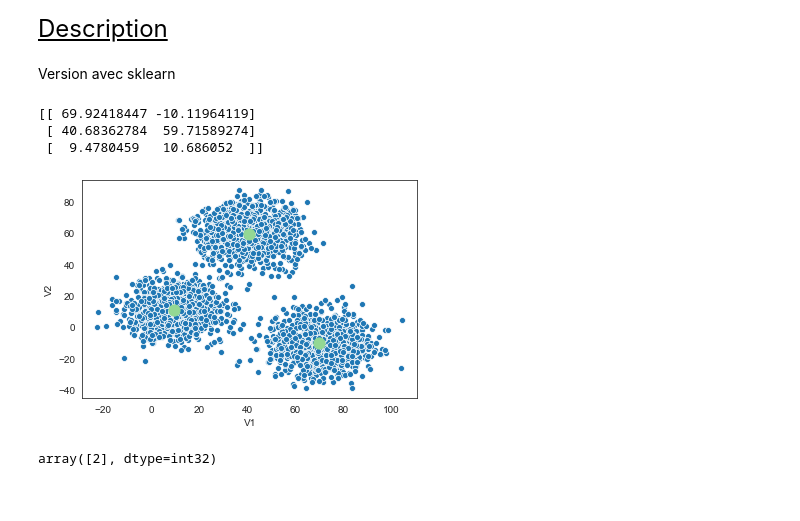
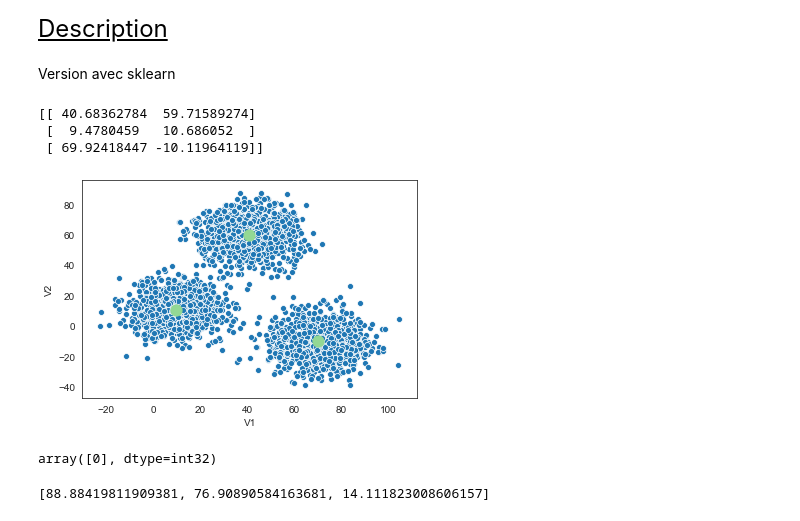
Before and after one commit to cohenlhyver/bgfi_analytics, a Jupyter notebook: BGFi_CB_Python#2_2.ipynb, the cells around one changed output. Cells and saved outputs as stored; diff of their text form; code cells hidden in the pictures.

```diff
--- a/BGFi_CB_Python#2_2.ipynb
+++ b/BGFi_CB_Python#2_2.ipynb
@@ -16,3 +12,5 @@ path_to_file = '/Users/bcl/OneDrive - Positive Thinking Company/LabAnalytics/Car
+# %%
+path_to_file = "https://raw.githubusercontent.com/cohenlhyver/bgfi_analytics/master/Data/kmeans_3blobs.csv"
 # %%
 # --- Import des données
 data = pd.read_csv(path_to_file)
@@ -101,39 +96,40 @@ print(centroids)
 <font size="5"><u>Description</u></font><br /><br />
 Version avec sklearn<br />
 # %%
-from sklearn.cluster import KMeans
+from sklearn.cluster import KMeans  # scikit learn
 import pandas as pd
 import matplotlib.pyplot as plt
 import seaborn as sns
 
-#colors = sns.cubehelix_palette(6)
-#sns.set_style('white')
-#sns.despine(offset=10, trim=True)
+colors = sns.cubehelix_palette(6)
+sns.set_style('white')
+sns.despine(offset=10, trim=True)
 
 data = pd.read_csv(path_to_file)
 X = data.values
 
-# plt.scatter(data["V1"], data["V2"], c='black', s=7)
+plt.scatter(data["V1"], data["V2"], c='black', s=7)
 
 ax = sns.scatterplot(x="V1", y="V2", data=data)
 
 kmeans = KMeans(n_clusters=3)
 # Fitting the input data
 kmeans = kmeans.fit(X)
 # Getting the cluster labels
 labels = kmeans.predict(X)
 # Centroid values
 centroids = kmeans.cluster_centers_
 
 ax.scatter(centroids[:, 0], centroids[:, 1], marker='.', c='#93d894', s=500)
 
 print(kmeans.cluster_centers_)
 # %% [output]
-[[ 69.92418447 -10.11964119]
- [ 40.68362784  59.71589274]
- [  9.4780459   10.686052  ]]
+[[ 40.68362784  59.71589274]
+ [  9.4780459   10.686052  ]
+ [ 69.92418447 -10.11964119]]
-[figure, old version]
+[figure, new version]
-# %%
-kmeans.predict(np.array([[20, -20]]))
-# %% [output]
-array([2], dtype=int32)
+# %%
+point_to_predict = [60, 40]
+kmeans.predict(np.array([point_to_predict]))
+# %% [output]
+array([0], dtype=int32)
@@ -139,0 +138,4 @@ array([2], dtype=int32)
+# %%
+print(dists)
+# %% [output]
+[88.88419811909381, 76.90890584163681, 14.111823008606157]
```
Also changed, not shown: parts of 10 cells of this notebook, 4 other files.
